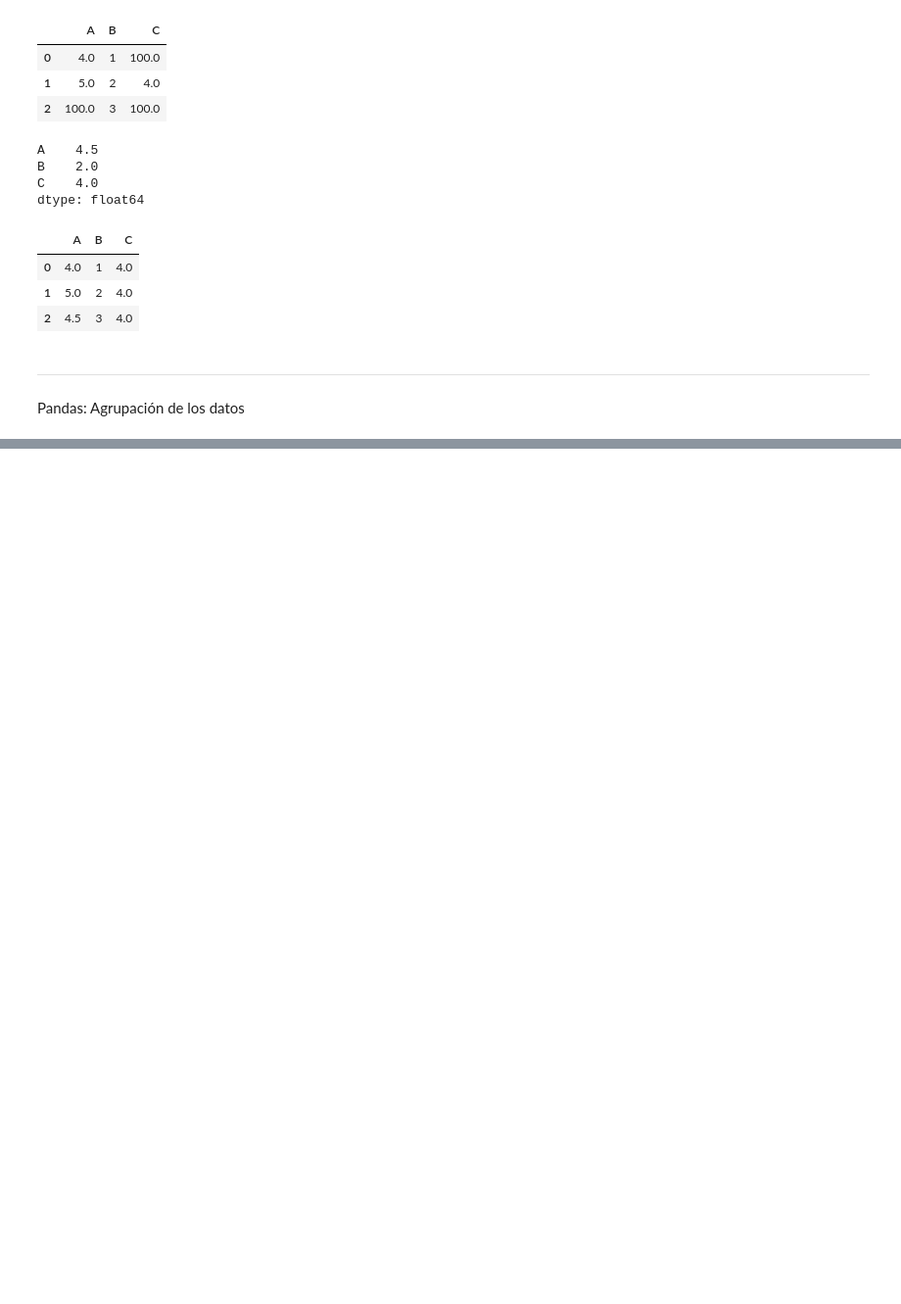
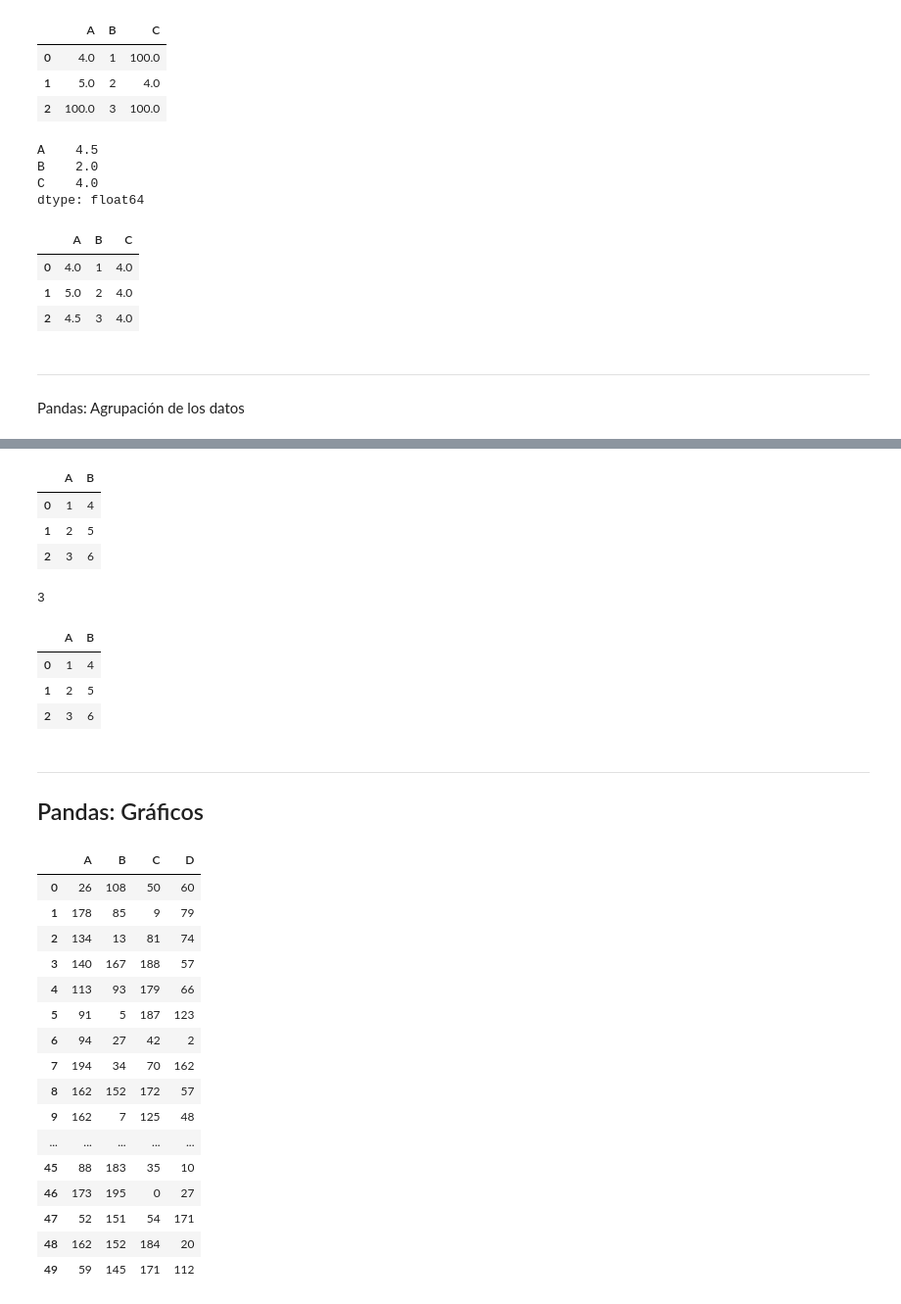
Before and after one commit to PabloSanchez87/IBM-Inteligencia-Artificial, a Jupyter notebook: 3-Machine Learning - Python/3-Módulo Pandas para análisis de datos/1-Bases.ipynb, the cells around one changed output, grey strips where cells are left out. Shown at 98% size. Drawn from its saved outputs; the diff is of its cells as text; code cells hidden in the pictures; blank space fills up the shorter version.

Commit message:
Machine Learning/Pandas - Bases

```diff
--- a/3-Machine Learning - Python/3-Módulo Pandas para análisis de datos/1-Bases.ipynb
+++ b/3-Machine Learning - Python/3-Módulo Pandas para análisis de datos/1-Bases.ipynb
@@ -337,0 +658,10 @@ Pandas: Agrupación de los datos
+# %%
+diccionario = {'A':[1,2,3], 'B':[4,5,6]}
+
+dataframe = pd.DataFrame(diccionario)
+dataframe
+# %% [output]
+|  | A | B |
+| 0 | 1 | 4 |
+| 1 | 2 | 5 |
+| 2 | 3 | 6 |
@@ -337,0 +670,4 @@ Pandas: Agrupación de los datos
+# %%
+dataframe.to_sql('tabla', engine, index=False)
+# %% [output]
+3
@@ -337,0 +676,31 @@ Pandas: Agrupación de los datos
+# %%
+datos_leidos_bd
+# %% [output]
+|  | A | B |
+| 0 | 1 | 4 |
+| 1 | 2 | 5 |
+| 2 | 3 | 6 |
+# %% [markdown]
+---
+## Pandas: Gráficos
+# %%
+dataframe = pd.DataFrame(np.random.randint(200, size=(50, 4)), columns=list('ABCD'))
+dataframe
+# %% [output]
+|  | A | B | C | D |
+| 0 | 26 | 108 | 50 | 60 |
+| 1 | 178 | 85 | 9 | 79 |
+| 2 | 134 | 13 | 81 | 74 |
+| 3 | 140 | 167 | 188 | 57 |
+| 4 | 113 | 93 | 179 | 66 |
+| 5 | 91 | 5 | 187 | 123 |
+| 6 | 94 | 27 | 42 | 2 |
+| 7 | 194 | 34 | 70 | 162 |
+| 8 | 162 | 152 | 172 | 57 |
+| 9 | 162 | 7 | 125 | 48 |
+| ... | ... | ... | ... | ... |
+| 45 | 88 | 183 | 35 | 10 |
+| 46 | 173 | 195 | 0 | 27 |
+| 47 | 52 | 151 | 54 | 171 |
+| 48 | 162 | 152 | 184 | 20 |
+| 49 | 59 | 145 | 171 | 112 |
```
Also changed, not shown: parts of 51 cells of this notebook, 4 other files.
